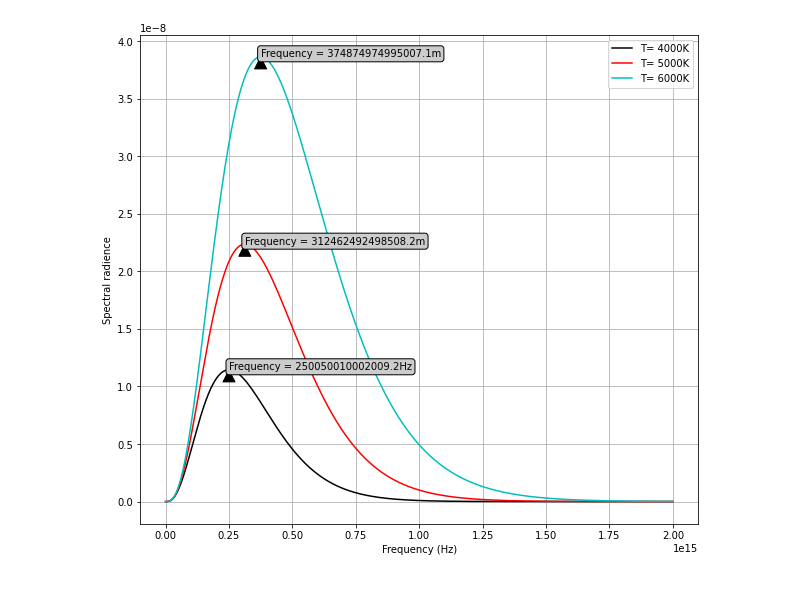
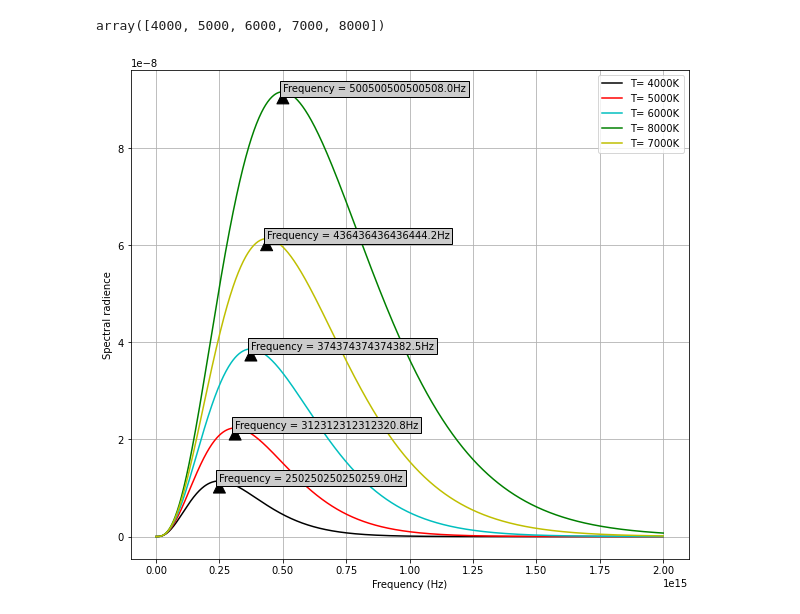
Before and after one commit to tuntul17/Others, a Jupyter notebook: FIZ463hw2p2.ipynb, the cells around one changed output. Cells and saved outputs as stored; diff of their text form; code cells hidden in the pictures.

```diff
--- a/FIZ463hw2p2.ipynb
+++ b/FIZ463hw2p2.ipynb
@@ -23,35 +16,59 @@ I6 = BB(freq,6000)
+# %%
+freq = np.linspace(10,2*10e14,1000)
+I4 = BB(freq,4000)
+I5 = BB(freq,5000)
+I6 = BB(freq,6000)
+I8 = BB(freq,8000)
+I7 = BB(freq,7000)
 # %%
 p4m = max(I4)
 p5m = max(I5)
 p6m = max(I6)
+p8m = max(I8)
+p7m = max(I7)
 
-f4l = np.where(I4 == p4m)
-f5l = np.where(I5 == p5m)
+f4l = np.where(I4==p4m)
+f5l = np.where(I5==p5m)
 f6l = np.where(I6==p6m)
+f8l = np.where(I8==p8m)
+f7l = np.where(I7==p7m)
 
 f4m = freq[f4l]
 f5m = freq[f5l]
 f6m = freq[f6l]
+f8m = freq[f8l]
+f7m = freq[f7l]
+X = np.array([float(f4m),float(f5m),float(f6m),float(f7m),float(f8m)])
+T = np.arange(4000,9000,1000)
+# %% [output]
+array([4000, 5000, 6000, 7000, 8000])
 # %%
 #plots
 r = 100
 w,l = 1000,900
 f, ax = subplots(figsize= (w/r,l/r))
 
-bbox = dict(boxstyle ="round", fc ="0.8")
-arrowprops=dict(facecolor='black', shrink=0.05)
+
 #general plots
 plot(freq, I4, c= 'k',label='T= 4000K') #4000K black line
 plot(freq, I5, c= 'r',label='T= 5000K') # 5000K red ine
 plot(freq, I6, c= 'c',label='T= 6000K') # 6000K cyan line
+plot(freq, I8, c= 'g',label='T= 8000K')
+plot(freq, I7, c= 'y',label='T= 7000K')
 #peak Frequencies
-annotate("Frequency = %.1fHz"%f4m, xy=(f4m, p4m), xytext=(f4m,p4m),bbox = bbox,arrowprops=arrowprops,)
-annotate("Frequency = %.1fm"%f5m, xy=(f5m, p5m), xytext=(f5m,p5m),bbox = bbox,arrowprops=arrowprops,)
-annotate("Frequency = %.1fm"%f6m, xy=(f6m, p6m), xytext=(f6m,p6m),arrowprops=arrowprops,bbox = bbox)
+bbox = dict(boxstyle ="square", fc ="0.8")
+arrowprops=dict(facecolor='black', shrink=0.05)
+
+annotate("Frequency = %.1fHz"%float(f4m), xy=(f4m, p4m), xytext=(f4m,p4m),bbox = bbox,arrowprops=arrowprops,)
+annotate("Frequency = %.1fHz"%float(f5m), xy=(f5m, p5m), xytext=(f5m,p5m),bbox = bbox,arrowprops=arrowprops,)
+annotate("Frequency = %.1fHz"%float(f6m), xy=(f6m, p6m), xytext=(f6m,p6m),arrowprops=arrowprops,bbox = bbox)
+annotate("Frequency = %.1fHz"%float(f8m), xy=(f8m, p8m), xytext=(f8m,p8m),bbox = bbox,arrowprops=arrowprops,)
+annotate("Frequency = %.1fHz"%float(f7m), xy=(f7m, p7m), xytext=(f7m,p7m),bbox = bbox,arrowprops=arrowprops,)
+#labels
 xlabel('Frequency (Hz)')
 ylabel('Spectral radience')
 grid(True)
 legend()
 show()
 # %% [output]
-[figure, old version]
+[figure, new version]
```
Also changed, not shown: parts of 2 cells of this notebook.
